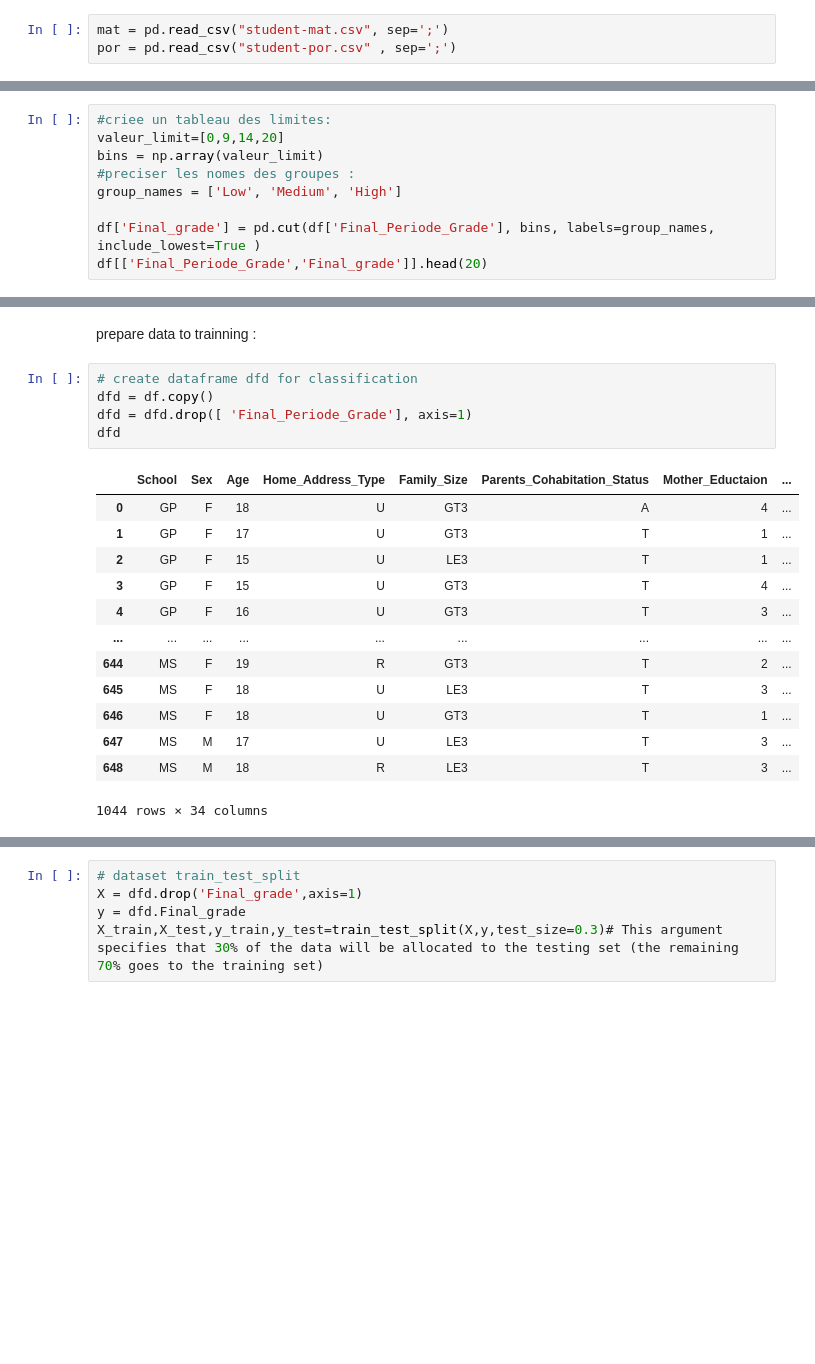
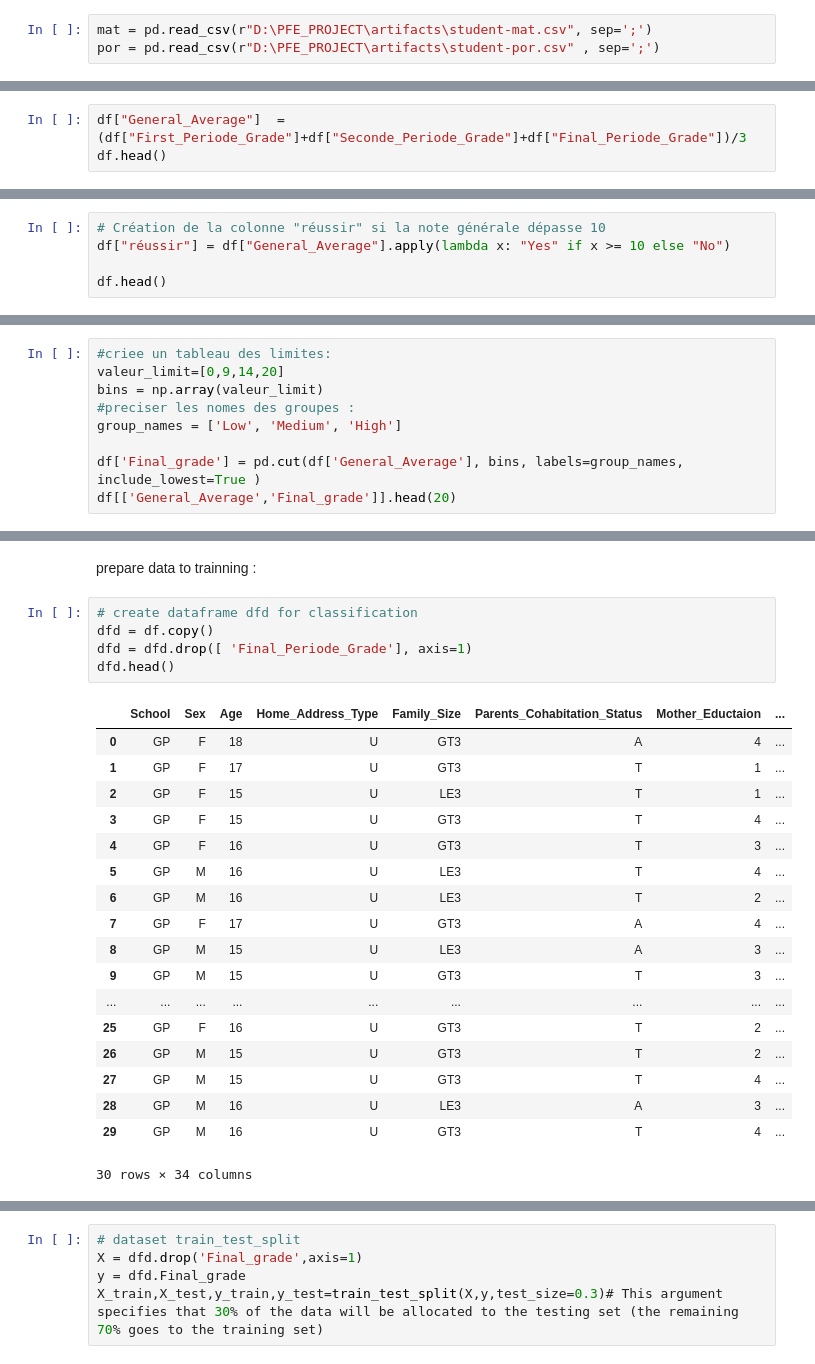
Before and after one commit to AyoubSamy/performance_student_analysis_project, a Jupyter notebook: notebook/notbook1.ipynb, the cells around one changed output, grey strips where cells are left out. Drawn from its saved outputs; the diff is of its cells as text; blank space fills up the shorter version.

```diff
--- a/notebook/notbook1.ipynb
+++ b/notebook/notbook1.ipynb
@@ -16,8 +16,8 @@ from sklearn.tree import DecisionTreeClassifier
 # %% [markdown]
 <h3>II-l'importation des donnees :</h3>
 # %%
-mat = pd.read_csv("student-mat.csv", sep=';')
-por = pd.read_csv("student-por.csv" , sep=';')
+mat = pd.read_csv(r"D:\PFE_PROJECT\artifacts\student-mat.csv", sep=';')
+por = pd.read_csv(r"D:\PFE_PROJECT\artifacts\student-por.csv" , sep=';')
 # %% [markdown]
  I.1-concatination des donnees
 # %%
@@ -249,0 +252,3 @@ III.2.1 data binning (reduction de la numerosite):
+# %%
+df["General_Average"]  = (df["First_Periode_Grade"]+df["Seconde_Periode_Grade"]+df["Final_Periode_Grade"])/3
+df.head()
@@ -249,0 +265,5 @@ III.2.1 data binning (reduction de la numerosite):
+# %%
+# Création de la colonne "réussir" si la note générale dépasse 10
+df["réussir"] = df["General_Average"].apply(lambda x: "Yes" if x >= 10 else "No")
+
+df.head()
@@ -256,6 +284,6 @@ bins = np.array(valeur_limit)
 #preciser les nomes des groupes :
 group_names = ['Low', 'Medium', 'High']
 
-df['Final_grade'] = pd.cut(df['Final_Periode_Grade'], bins, labels=group_names, include_lowest=True )
-df[['Final_Periode_Grade','Final_grade']].head(20)
+df['Final_grade'] = pd.cut(df['General_Average'], bins, labels=group_names, include_lowest=True )
+df[['General_Average','Final_grade']].head(20)
 # %% [output]
@@ -407,22 +897,27 @@ prepare data to trainning :
 # %%
 # create dataframe dfd for classification
 dfd = df.copy()
 dfd = dfd.drop([ 'Final_Periode_Grade'], axis=1)
-dfd
+dfd.head()
 # %% [output]
 |  | School | Sex | Age | Home_Address_Type | Family_Size | Parents_Cohabitation_Status | Mother_Eductaion | ... |
 | 0 | GP | F | 18 | U | GT3 | A | 4 | ... |
 | 1 | GP | F | 17 | U | GT3 | T | 1 | ... |
 | 2 | GP | F | 15 | U | LE3 | T | 1 | ... |
 | 3 | GP | F | 15 | U | GT3 | T | 4 | ... |
 | 4 | GP | F | 16 | U | GT3 | T | 3 | ... |
+| 5 | GP | M | 16 | U | LE3 | T | 4 | ... |
+| 6 | GP | M | 16 | U | LE3 | T | 2 | ... |
+| 7 | GP | F | 17 | U | GT3 | A | 4 | ... |
+| 8 | GP | M | 15 | U | LE3 | A | 3 | ... |
+| 9 | GP | M | 15 | U | GT3 | T | 3 | ... |
 | ... | ... | ... | ... | ... | ... | ... | ... | ... |
-| 644 | MS | F | 19 | R | GT3 | T | 2 | ... |
-| 645 | MS | F | 18 | U | LE3 | T | 3 | ... |
-| 646 | MS | F | 18 | U | GT3 | T | 1 | ... |
-| 647 | MS | M | 17 | U | LE3 | T | 3 | ... |
-| 648 | MS | M | 18 | R | LE3 | T | 3 | ... |
+| 25 | GP | F | 16 | U | GT3 | T | 2 | ... |
+| 26 | GP | M | 15 | U | GT3 | T | 2 | ... |
+| 27 | GP | M | 15 | U | GT3 | T | 4 | ... |
+| 28 | GP | M | 16 | U | LE3 | A | 3 | ... |
+| 29 | GP | M | 16 | U | GT3 | T | 4 | ... |
-1044 rows × 34 columns
+30 rows × 34 columns
 # %%
 ## label encode final_grade
 le = preprocessing.LabelEncoder()
```
Also changed, not shown: parts of 93 cells of this notebook, 3 other files.
